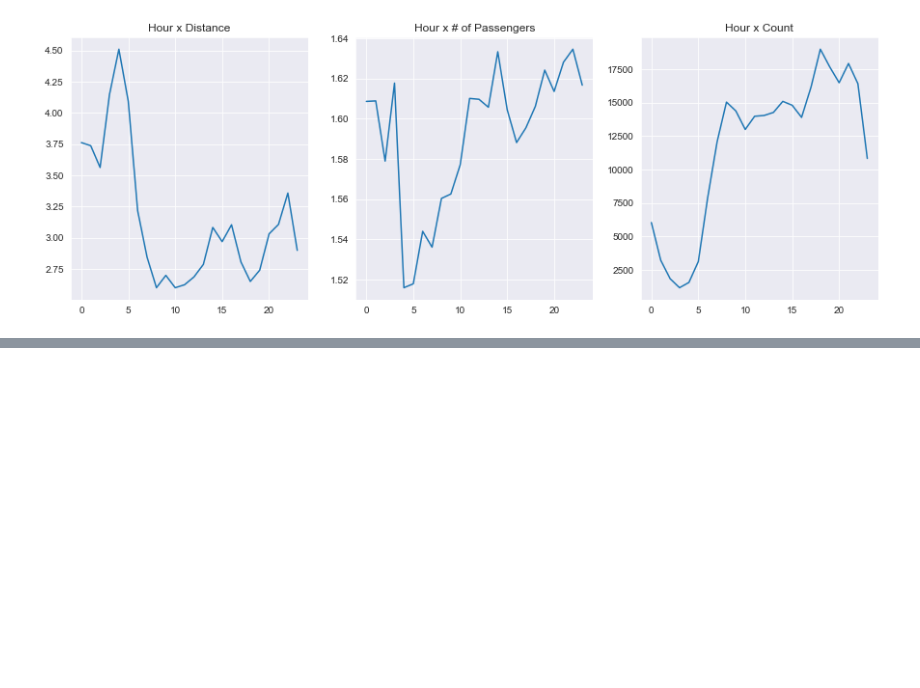
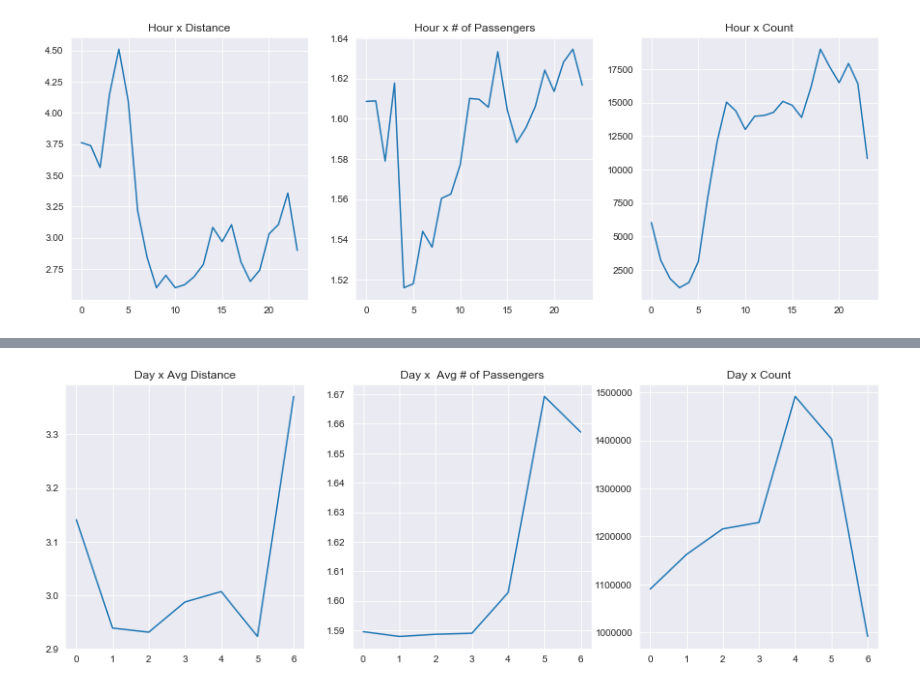
Before and after one commit to tcbriggs981/Taxi-Studies, a Jupyter notebook: Taxis June 2018.ipynb, the cells around one changed output, grey strips where cells are left out. Saved outputs shown, nothing was run; the diff lists cells and outputs as text; code cells hidden in the pictures; blank space fills up the shorter version.

```diff
--- a/Taxis June 2018.ipynb
+++ b/Taxis June 2018.ipynb
@@ -250,3 +251,6 @@ plt.title('Hour x Count')
 plt.show()
 # %% [output]
 [figure]
+# %%
+taxi['hour'] = taxi.tpep_pickup_datetime.dt.hour
+taxi['dayofweek'] = taxi.tpep_pickup_datetime.dt.dayofweek
@@ -252,0 +270,19 @@ plt.show()
+# %%
+day_list = []
+
+for i in range(7):
+    new_row = []
+    new_row.append(i)
+    new_row.append(len(taxi.trip_distance.loc[taxi.dayofweek == i]))
+    new_row.append(taxi.trip_distance.loc[taxi.dayofweek == i].mean())
+    new_row.append(taxi.trip_distance.loc[taxi.dayofweek == i].std())
+    new_row.append(taxi.passenger_count.loc[taxi.dayofweek == i].mean())
+    new_row.append(taxi.passenger_count.loc[taxi.dayofweek == i].std())
+
+    single_passengers = taxi.passenger_count.loc[(taxi.dayofweek == i)&(taxi.passenger_count==1)]
+    new_row.append(len(single_passengers)/len(taxi.trip_distance.loc[taxi.dayofweek == i]))
+
+    day_list.append(new_row)
+
+daily = pd.DataFrame(day_list, columns=['dayofweek','count','mean_dist','std_dist','mean_passenger','std_passenger','single_passenger_perc'])
+daily
@@ -252,0 +298,16 @@ plt.show()
+# %%
+plt.figure(figsize=(15,5))
+plt.subplot(1,3,1)
+plt.plot(daily.dayofweek, daily.mean_dist)
+plt.title('Day x Avg Distance')
+
+plt.subplot(1,3,2)
+plt.plot(daily.dayofweek, daily.mean_passenger)
+plt.title('Day x  Avg # of Passengers')
+
+plt.subplot(1,3,3)
+plt.plot(daily.dayofweek, daily['count'])
+plt.title('Day x Count')
+plt.show()
+# %% [output]
+[figure, added]
```
Also changed, not shown: parts of 7 cells of this notebook.
